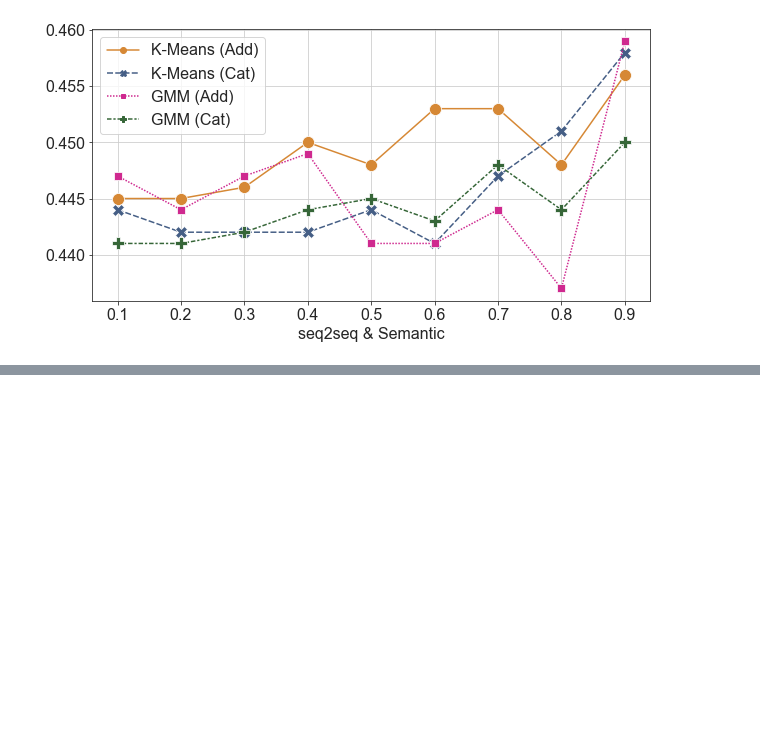
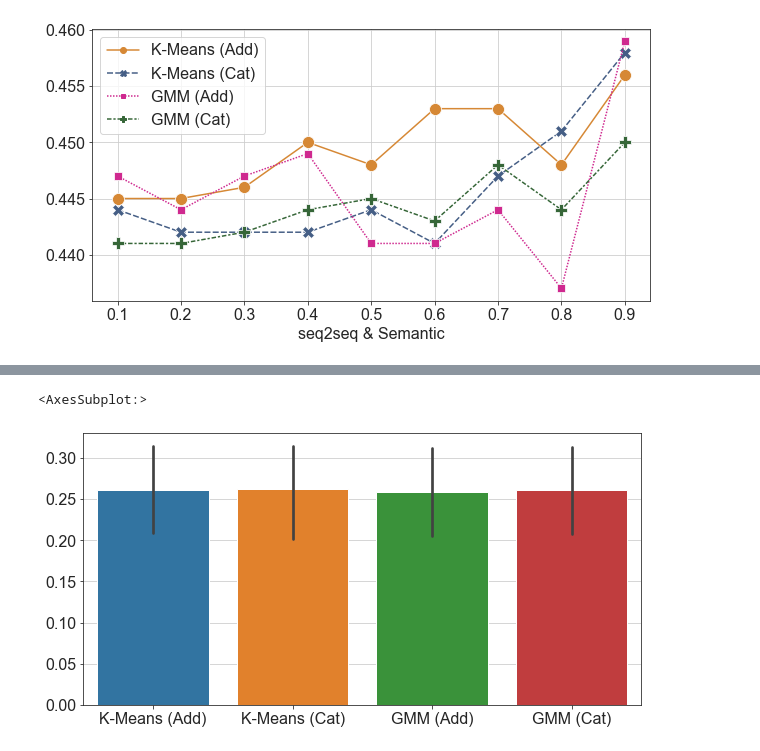
Before and after one commit to hopemini/data_processing, a Jupyter notebook: 2_stage_eval/eval_plot.ipynb, the cells around one changed output, grey strips where cells are left out. Cells and saved outputs as stored; diff of their text form; code cells hidden in the pictures; blank space fills up the shorter version.

Commit message:
Add data (wip)

```diff
--- a/2_stage_eval/eval_plot.ipynb
+++ b/2_stage_eval/eval_plot.ipynb
@@ -840,3 +827,10 @@ plt.xlabel('seq2seq & Semantic')
 plt.savefig('../result/plot_purity_s2s_se_34.png', format='png', bbox_inches='tight', transparent=True)
 # %% [output]
 [figure]
+# %%
+df_ari_23_a = df_ari_23.copy()
+df_ari_23_a['label'] = labels_a
+df_ari_23_a.set_index('label', inplace=True)
+#df_ari_23_a.head(5)
+print(df_ari_23_a['K-Means (Add)'].nlargest(n=5), df_ari_23_a['K-Means (Cat)'].nlargest(n=5))
+print(df_ari_23_a['GMM (Add)'].nlargest(n=5), df_ari_23_a['GMM (Cat)'].nlargest(n=5))
@@ -842,0 +939,9 @@ plt.savefig('../result/plot_purity_s2s_se_34.png', format='png', bbox_inches='ti
+# %%
+ari_mean_name = ['Real & Semantic', 'Rico & Real', 'Rico & Semantic', 'Rico and seq2seq', 'seq2seq & Real', 'seq2seq & Semantic']
+df_ari_mean = pd.DataFrame([df_ari_23_a[4:13].mean(), df_ari_23_a[13:22].mean(),  df_ari_23_a[22:31].mean(), df_ari_23_a[31:40].mean(), df_ari_23_a[40:49].mean(), df_ari_23_a[49:58].mean()])
+df_ari_mean
+plt.figure(figsize=(10,5))
+sns.barplot(data=df_ari_mean)
+# %% [output]
+<AxesSubplot:>
+[figure, added]
```
Also changed, not shown: parts of 5 cells of this notebook.
